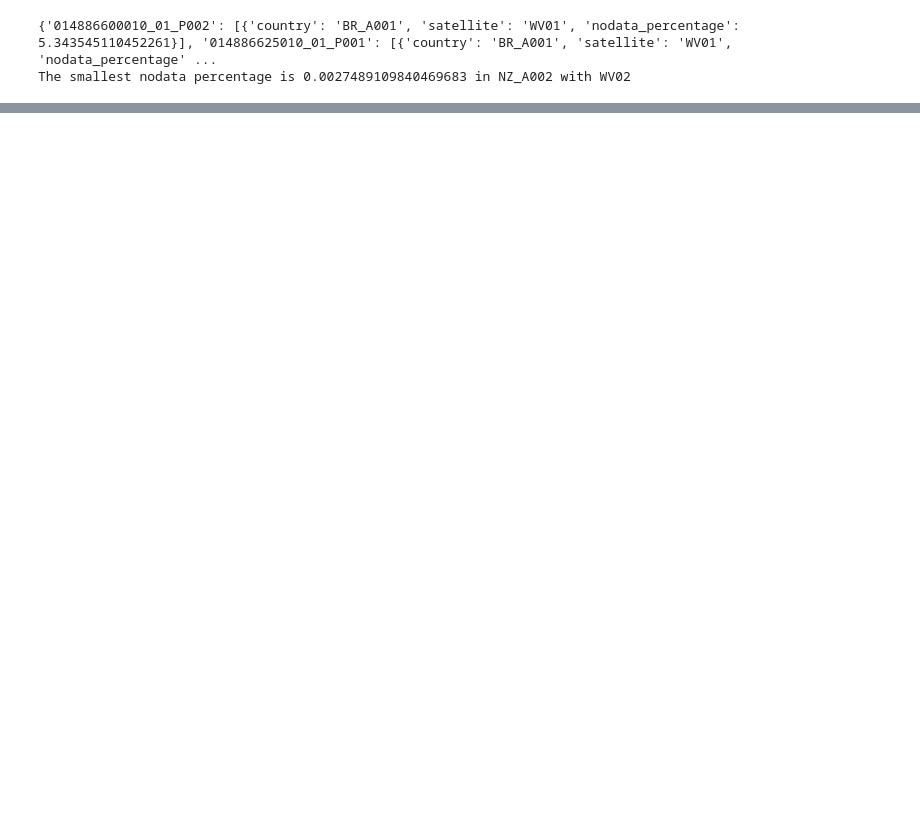
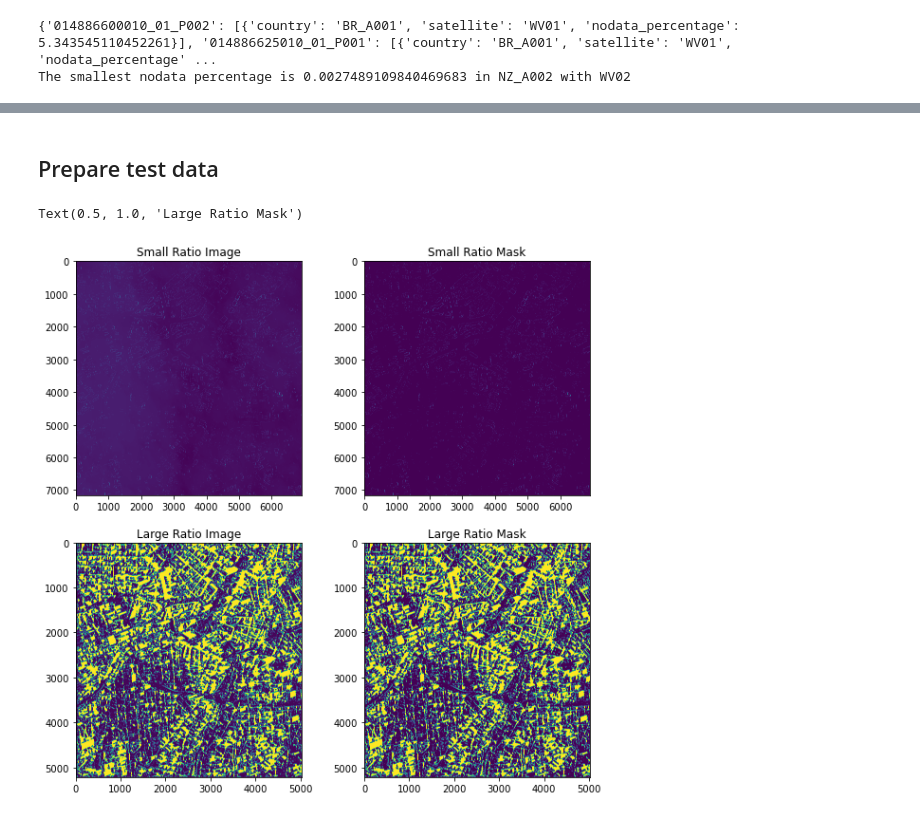
Before and after one commit to ZiyiiiL/Inpainting, a Jupyter notebook: PreData.ipynb, the cells around one changed output, grey strips where cells are left out. Drawn from its saved outputs; the diff is of its cells as text; code cells hidden in the pictures; blank space fills up the shorter version.

Commit message:
prepare test image and mask

```diff
--- a/PreData.ipynb
+++ b/PreData.ipynb
@@ -113,3 +121,22 @@ plt.show()
 # %% [output]
 1384
 [figure]
+# %%
+## rename images and construct image folder
+
+# get the image name, split the name with - and get the last part
+# copy and paste the image to another folder and rename
+
+country_list = ["BR_A001", "NZ_A001", "NZ_A002", "US_A001", "ZA_A001"]
+satellite_list = ["WV01", "WV02", "WV03"]
+
+for country in country_list:
+    for wv in satellite_list:
+        image_folder_path = "../data/" + country + "/" + wv
+        for file in os.listdir(image_folder_path):
+            if file.endswith(".tif"):
+                image_source_path = image_folder_path + "/" + file
+
+                file_name = file.split("-")[-1]
+                image_destination_path = "../data/" + country + "/Image/" + wv + "/" + file_name
+                shutil.copyfile(image_source_path, image_destination_path)
@@ -132,0 +258,57 @@ The smallest nodata percentage is 0.0027489109840469683 in NZ_A002 with WV02
+# %% [markdown]
+## Prepare test data
+# %%
+# get test image and mask
+
+country_list = ["BR_A001"]
+for i in range(len(img_list)):
+      country = country_list[i]
+
+
+      ####################################################################
+      ####################################################################
+      ## find the small ratio image and large ratio mask for test data and copy them to another folder
+
+      # small_img_path = "../data/" + country + "/Image/" + img_sate_list[i] + "/" + img_list[i] + ".tif"
+
+      # for file in os.listdir("../data/" + country + "/Mask/" + mask_sate_list[i] + "/" + mask_list[i]):
+      #       if file.startswith("OcclusionMask") and len(file)==22:
+      #             large_mask_path = "../data/" + country + "/Mask/" + mask_sate_list[i] + "/" + mask_list[i] + "/" + file
+      #             break
+
+      # print(small_img_path)
+      # print(large_mask_path)
+
+      # # copy the small ratio image and large ratio mask to another folder "/scratch2/ziyliu/LAMA/lama/test_img"
+      # shutil.copyfile(small_img_path, "/scratch2/ziyliu/LAMA/lama/test_img/" + img_list[i] + ".tif")
+      # shutil.copyfile(large_mask_path, "/scratch2/ziyliu/LAMA/lama/test_img/" + file)
+      ####################################################################
+      ####################################################################
+
+      # small ratio image and corresponding mask
+      small_img_path = "../data/" + country + "/Image/" + img_sate_list[i] + "/" + img_list[i] + ".tif"
+      for file in os.listdir("../data/" + country + "/Mask/" + img_sate_list[i] + "/" + img_list[i]):
+            if file.startswith("OcclusionMask") and len(file)==22:
+                  small_mask_path = "../data/" + country + "/Mask/" + img_sate_list[i] + "/" + img_list[i] + "/" + file
+
+      # large ratio image and corresponding mask
+      large_img_path = "../data/" + country + "/Image/" + mask_sate_list[i] + "/" + mask_list[i] + ".tif"
+      for file in os.listdir("../data/" + country + "/Mask/" + mask_sate_list[i] + "/" + mask_list[i]):
+            if file.startswith("OcclusionMask") and len(file)==22:
+                  large_mask_path = "../data/" + country + "/Mask/" + mask_sate_list[i] + "/" + mask_list[i] + "/" + file
+
+      break
+
+# show the test image and mask
+fig, ax = plt.subplots(2, 2, figsize=(10, 10))
+ax[0, 0].imshow(Image.open(small_img_path))
+ax[0, 0].set_title('Small Ratio Image')
+ax[0, 1].imshow(Image.open(small_mask_path))
+ax[0, 1].set_title('Small Ratio Mask')
+ax[1, 0].imshow(Image.open(large_img_path))
+ax[1, 0].set_title('Large Ratio Image')
+ax[1, 1].imshow(Image.open(large_mask_path))
+ax[1, 1].set_title('Large Ratio Mask')
+# %% [output]
+Text(0.5, 1.0, 'Large Ratio Mask')
+[figure, added]
```
Also changed, not shown: parts of 11 cells of this notebook.
